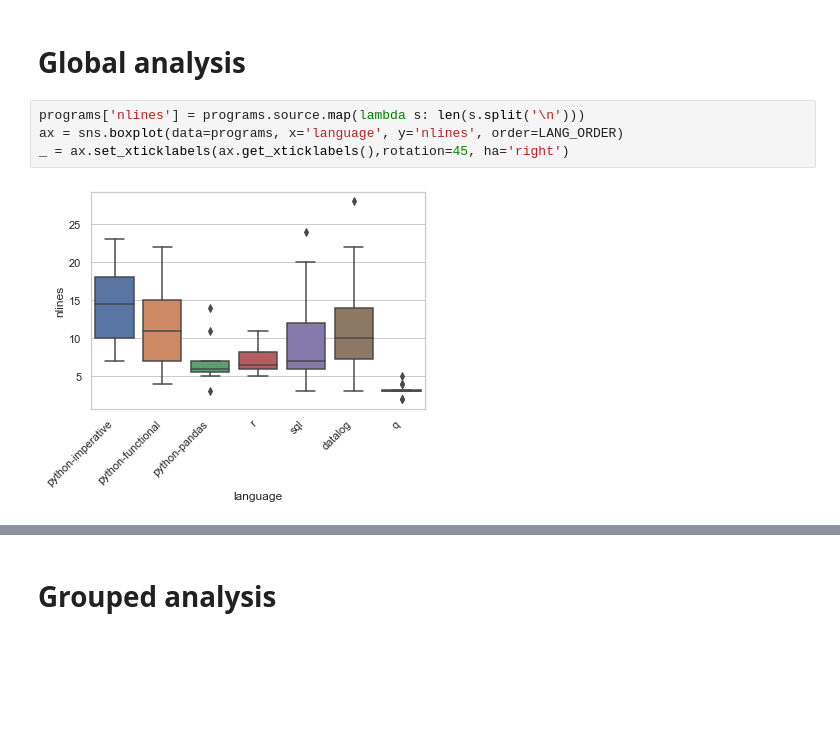
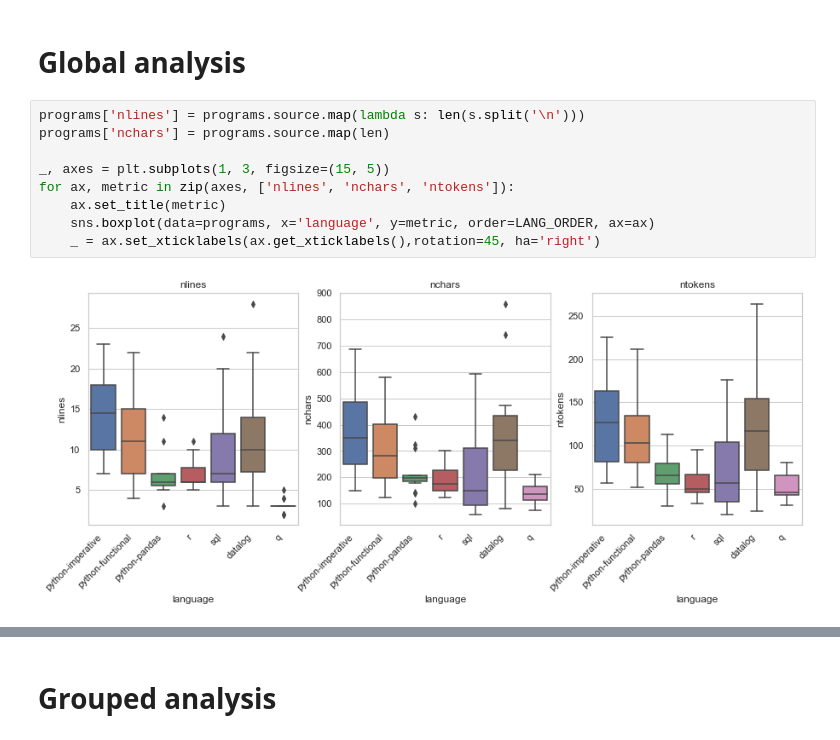
Before and after one commit to willcrichton/expressiveness-benchmark, a Jupyter notebook: notebooks/will_analysis.ipynb, the cells around one changed output, grey strips where cells are left out. Drawn from its saved outputs; the diff is of its cells as text; blank space fills up the shorter version.

```diff
--- a/notebooks/will_analysis.ipynb
+++ b/notebooks/will_analysis.ipynb
@@ -50,8 +34,13 @@ programs
 # Global analysis
 # %%
 programs['nlines'] = programs.source.map(lambda s: len(s.split('\n')))
-ax = sns.boxplot(data=programs, x='language', y='nlines', order=LANG_ORDER)
-_ = ax.set_xticklabels(ax.get_xticklabels(),rotation=45, ha='right')
+programs['nchars'] = programs.source.map(len)
+
+_, axes = plt.subplots(1, 3, figsize=(15, 5))
+for ax, metric in zip(axes, ['nlines', 'nchars', 'ntokens']):
+    ax.set_title(metric)
+    sns.boxplot(data=programs, x='language', y=metric, order=LANG_ORDER, ax=ax)
+    _ = ax.set_xticklabels(ax.get_xticklabels(),rotation=45, ha='right')
 # %% [output]
-[figure, old version]
+[figure, new version]
 # %%
```
Also changed, not shown: parts of 6 cells of this notebook, 6 other files.
